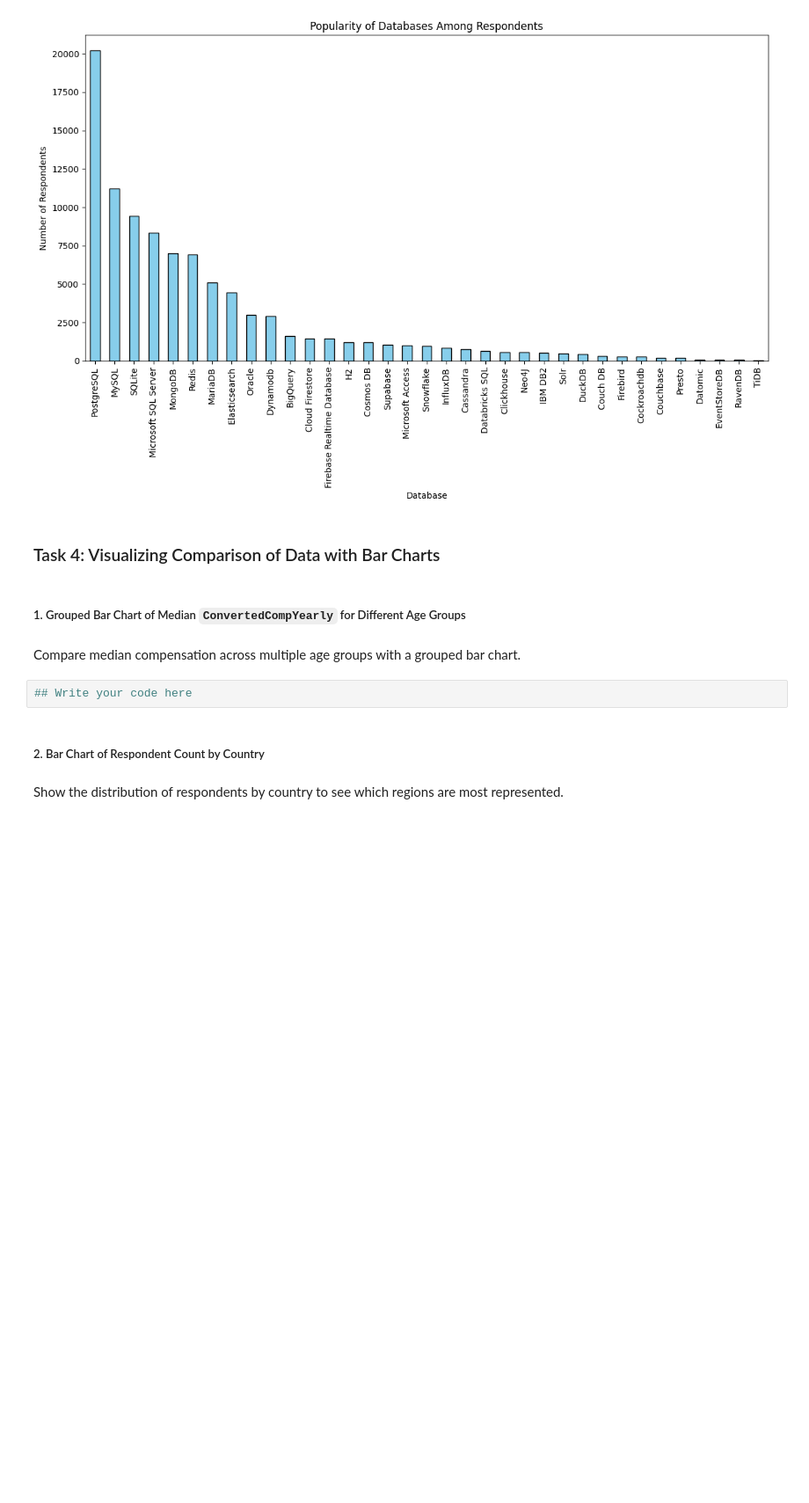
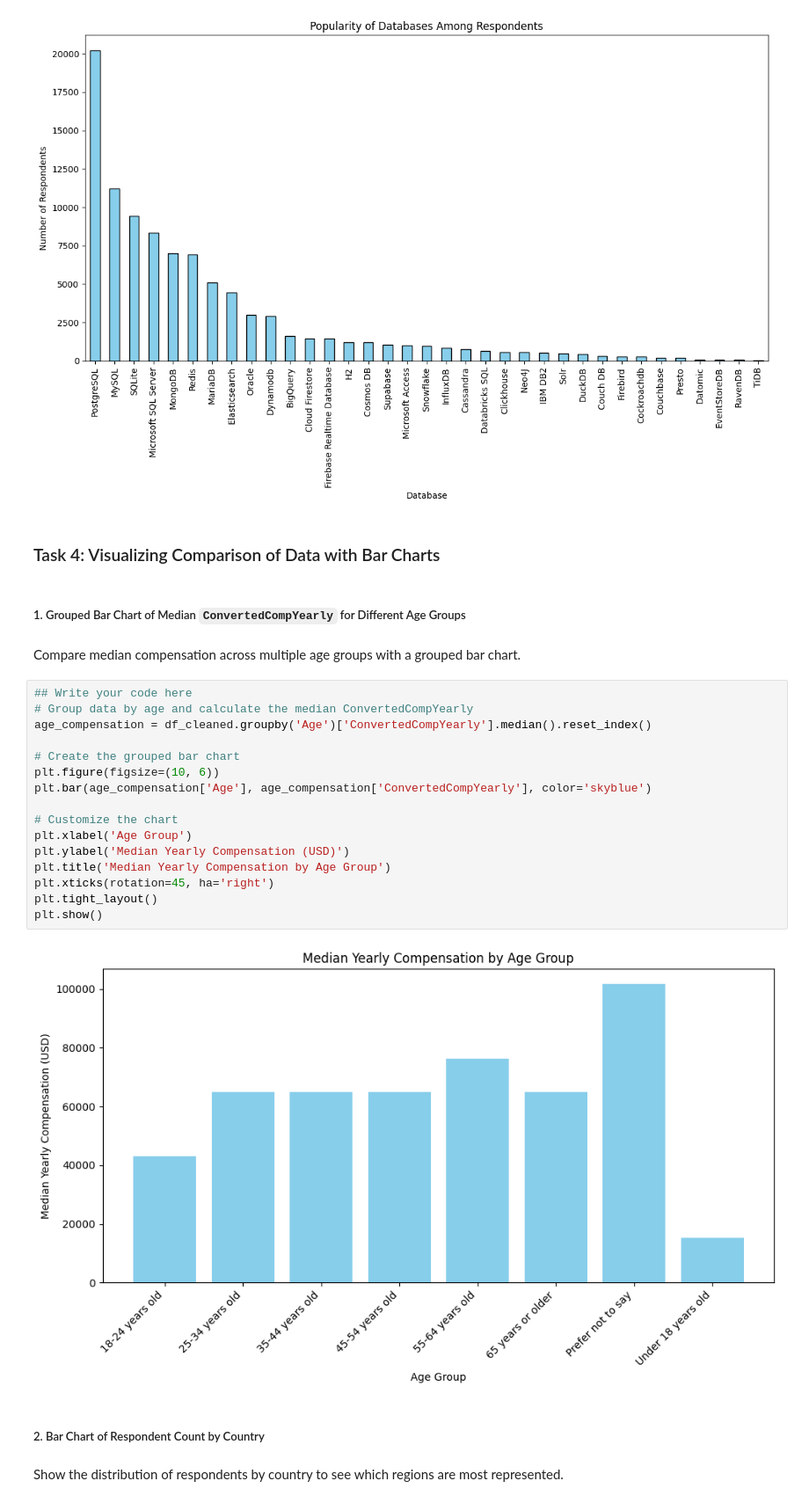
Before and after one commit to jahiduljinat/IBM-capstone-project, a Jupyter notebook: Lab 21 Bar Charts.ipynb, the cells around one changed output. Shown at 88% size. Cells and saved outputs as stored; diff of their text form; blank space fills up the shorter version.

```diff
--- a/Lab 21 Bar Charts.ipynb
+++ b/Lab 21 Bar Charts.ipynb
@@ -750,8 +750,24 @@ Name: count, dtype: int64
 ##### 1. Grouped Bar Chart of Median `ConvertedCompYearly` for Different Age Groups
 # %% [markdown]
 Compare median compensation across multiple age groups with a grouped bar chart.
-# %%
-## Write your code here
+# %%
+## Write your code here
+# Group data by age and calculate the median ConvertedCompYearly
+age_compensation = df_cleaned.groupby('Age')['ConvertedCompYearly'].median().reset_index()
+
+# Create the grouped bar chart
+plt.figure(figsize=(10, 6))
+plt.bar(age_compensation['Age'], age_compensation['ConvertedCompYearly'], color='skyblue')
+
+# Customize the chart
+plt.xlabel('Age Group')
+plt.ylabel('Median Yearly Compensation (USD)')
+plt.title('Median Yearly Compensation by Age Group')
+plt.xticks(rotation=45, ha='right')
+plt.tight_layout()
+plt.show()
+# %% [output]
+[figure, added]
 # %% [markdown]
 ##### 2. Bar Chart of Respondent Count by Country
 # %% [markdown]
```
Also changed, not shown: parts of 2 cells of this notebook.
